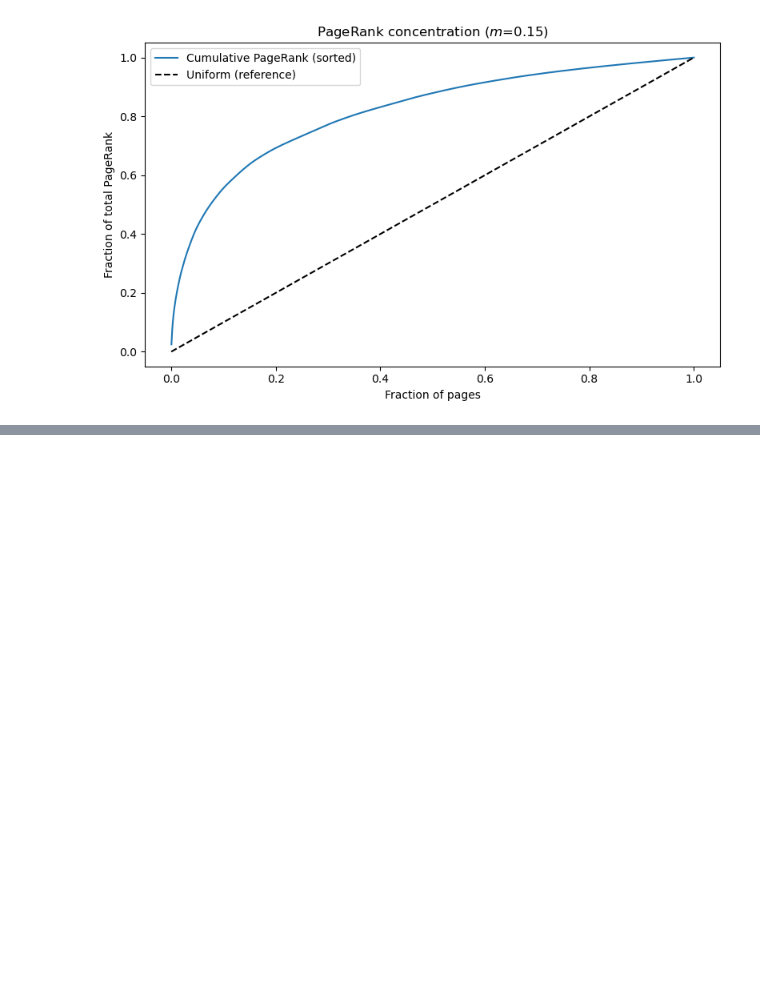
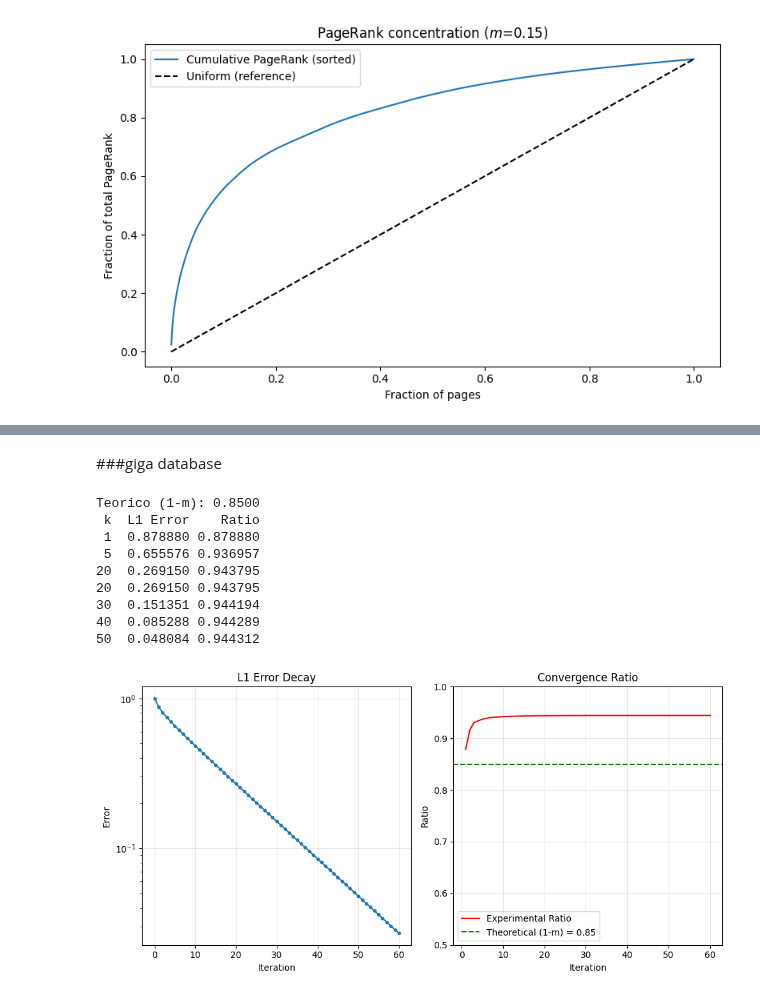
Before and after one commit to giorgiozoccatelli/ComputationalLinearAlgebra, a Jupyter notebook: PageRank/es11.ipynb, the cells around one changed output, grey strips where cells are left out. Saved outputs shown, nothing was run; the diff lists cells and outputs as text; code cells hidden in the pictures; blank space fills up the shorter version.

```diff
--- a/PageRank/es11.ipynb
+++ b/PageRank/es11.ipynb
@@ -590,0 +805,57 @@ plot_pagerank_lorenz(A, m=0.15)
+# %% [markdown]
+###giga database
+# %%
+m= 0.15
+steps=60
+M, _ = compute_M_matrix(A, m)
+q_true = get_ground_truth(M)
+n = M.shape[0]
+x0 = np.ones(n) / n
+errors, ratios = run_simulation(M, x0, q_true, steps=steps)
+
+target_k=[1, 5, 20, 20, 30, 40, 50]
+results = {
+    "k": target_k,
+    "L1 Error": [errors[k] for k in target_k],
+    "Ratio": [ratios[k] for k in target_k]
+}
+
+print(f"\nTeorico (1-m): {1 - m:.4f}")
+print(pd.DataFrame(results).to_string(index=False, float_format="%.6f"))
+
+# 5. Grafici
+plt.figure(figsize=(10, 5))
+
+# Plot Errore
+plt.subplot(1, 2, 1)
+plt.plot(errors, 'o-', markersize=3)
+plt.yscale('log')
+plt.title("L1 Error Decay")
+plt.xlabel("Iteration")
+plt.ylabel("Error")
+plt.grid(True, alpha=0.3)
+
+# Plot Rapporto di Convergenza
+plt.subplot(1, 2, 2)
+plt.plot(ratios, 'r-', label='Experimental Ratio')
+plt.axhline(y=1-m, color='g', linestyle='--', label=f'Theoretical (1-m) = {1-m:.2f}')
+plt.title("Convergence Ratio")
+plt.xlabel("Iteration")
+plt.ylabel("Ratio")
+plt.legend()
+plt.ylim(0.5, 1.0)
+plt.grid(True, alpha=0.3)
+
+plt.tight_layout()
+plt.show()
+# %% [output]
+Teorico (1-m): 0.8500
+ k  L1 Error    Ratio
+ 1  0.878880 0.878880
+ 5  0.655576 0.936957
+20  0.269150 0.943795
+20  0.269150 0.943795
+30  0.151351 0.944194
+40  0.085288 0.944289
+50  0.048084 0.944312
+[figure, added]
```
Also changed, not shown: parts of 12 cells of this notebook, 2 other files.
